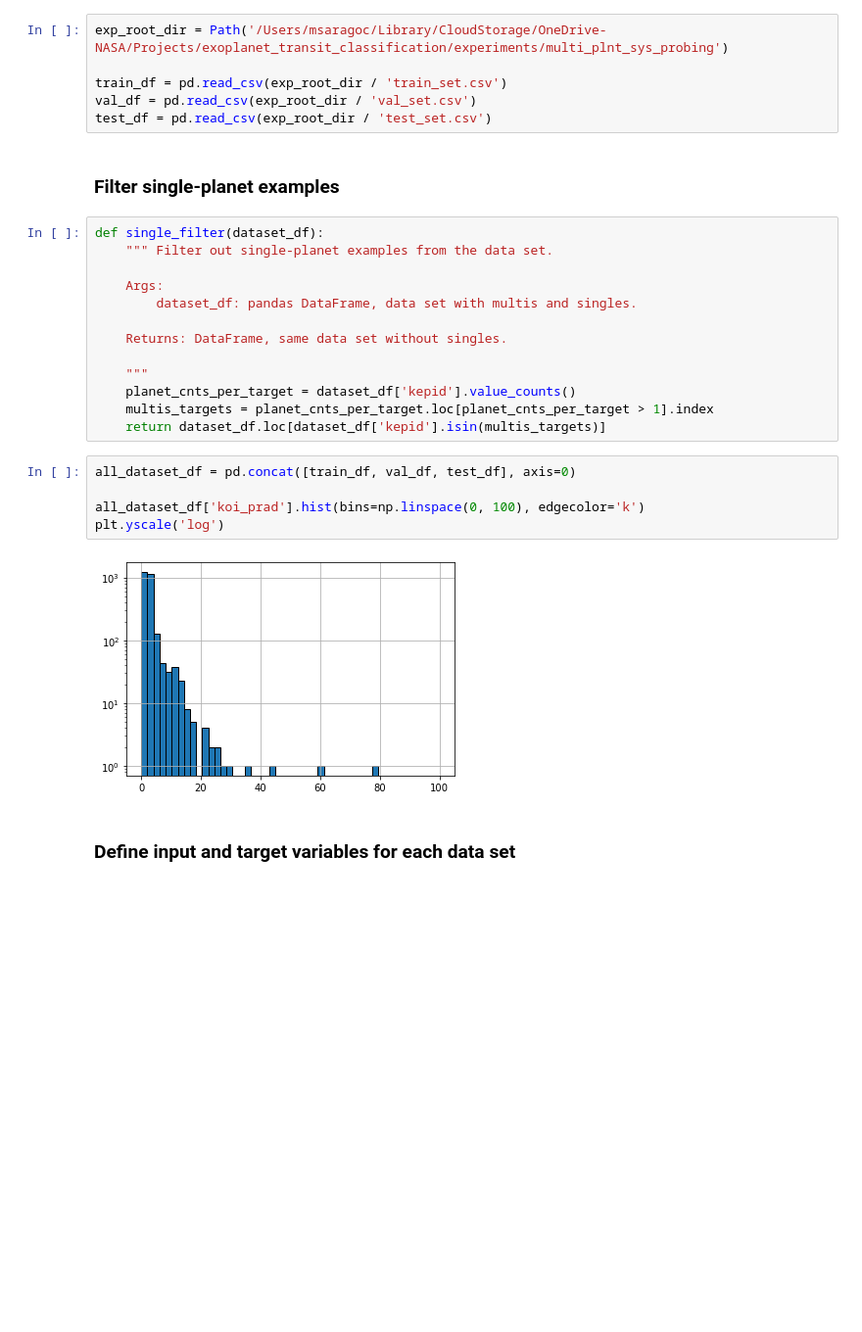
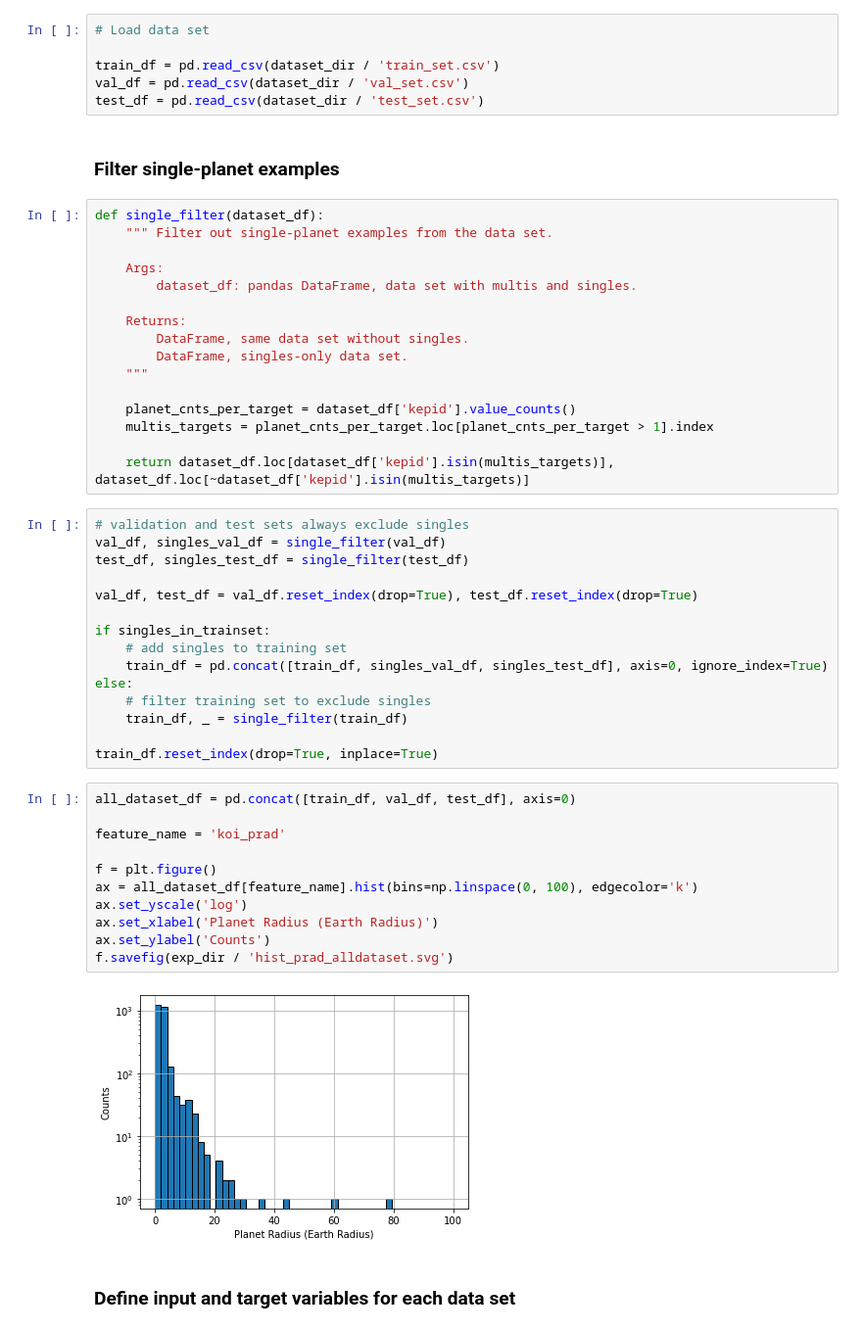
Before and after one commit to nasa/ExoMiner, a Jupyter notebook: probing_multiplanet_systems/run_nnkcde_model.ipynb, the cells around one changed output. Shown at 98% size. Saved outputs shown, nothing was run; the diff lists cells and outputs as text; blank space fills up the shorter version.

```diff
--- a/probing_multiplanet_systems/run_nnkcde_model.ipynb
+++ b/probing_multiplanet_systems/run_nnkcde_model.ipynb
@@ -16,9 +29,9 @@ from utils_cde_diagnostics import plot_with_uniform_band
 # %%
-exp_root_dir = Path('/Users/msaragoc/Library/CloudStorage/OneDrive-NASA/Projects/exoplanet_transit_classification/experiments/multi_plnt_sys_probing')
+# Load data set
 
-train_df = pd.read_csv(exp_root_dir / 'train_set.csv')
-val_df = pd.read_csv(exp_root_dir / 'val_set.csv')
-test_df = pd.read_csv(exp_root_dir / 'test_set.csv')
+train_df = pd.read_csv(dataset_dir / 'train_set.csv')
+val_df = pd.read_csv(dataset_dir / 'val_set.csv')
+test_df = pd.read_csv(dataset_dir / 'test_set.csv')
 # %% [markdown]
 ### Filter single-planet examples
 # %%
@@ -28,19 +41,43 @@ def single_filter(dataset_df):
     Args:
         dataset_df: pandas DataFrame, data set with multis and singles.
 
-    Returns: DataFrame, same data set without singles.
+    Returns:
+        DataFrame, same data set without singles.
+        DataFrame, singles-only data set.
+    """
 
-    """
     planet_cnts_per_target = dataset_df['kepid'].value_counts()
     multis_targets = planet_cnts_per_target.loc[planet_cnts_per_target > 1].index
-    return dataset_df.loc[dataset_df['kepid'].isin(multis_targets)]
+
+    return dataset_df.loc[dataset_df['kepid'].isin(multis_targets)], dataset_df.loc[~dataset_df['kepid'].isin(multis_targets)]
+# %%
+# validation and test sets always exclude singles
+val_df, singles_val_df = single_filter(val_df)
+test_df, singles_test_df = single_filter(test_df)
+
+val_df, test_df = val_df.reset_index(drop=True), test_df.reset_index(drop=True)
+
+if singles_in_trainset:
+    # add singles to training set
+    train_df = pd.concat([train_df, singles_val_df, singles_test_df], axis=0, ignore_index=True)
+else:
+    # filter training set to exclude singles
+    train_df, _ = single_filter(train_df)
+
+train_df.reset_index(drop=True, inplace=True)
 # %%
 all_dataset_df = pd.concat([train_df, val_df, test_df], axis=0)
 
-all_dataset_df['koi_prad'].hist(bins=np.linspace(0, 100), edgecolor='k')
-plt.yscale('log')
+feature_name = 'koi_prad'
+
+f = plt.figure()
+ax = all_dataset_df[feature_name].hist(bins=np.linspace(0, 100), edgecolor='k')
+ax.set_yscale('log')
+ax.set_xlabel('Planet Radius (Earth Radius)')
+ax.set_ylabel('Counts')
+f.savefig(exp_dir / 'hist_prad_alldataset.svg')
 # %% [output]
-[figure, old version]
+[figure, new version]
 # %% [markdown]
 ### Define input and target variables for each data set
 # %%
```
Also changed, not shown: parts of 14 cells of this notebook, 1 other file.
